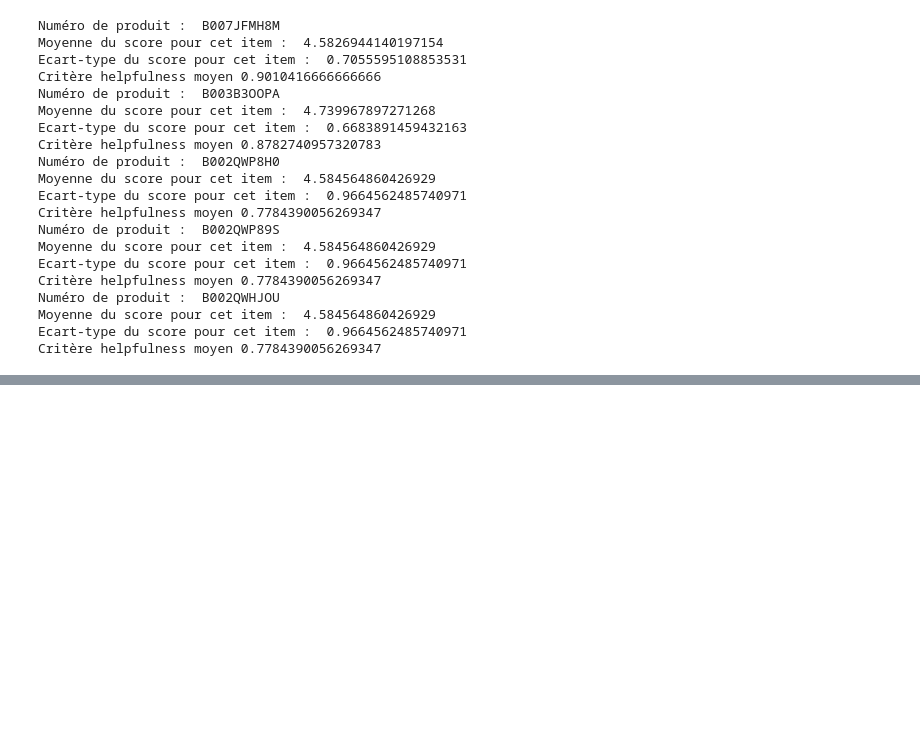
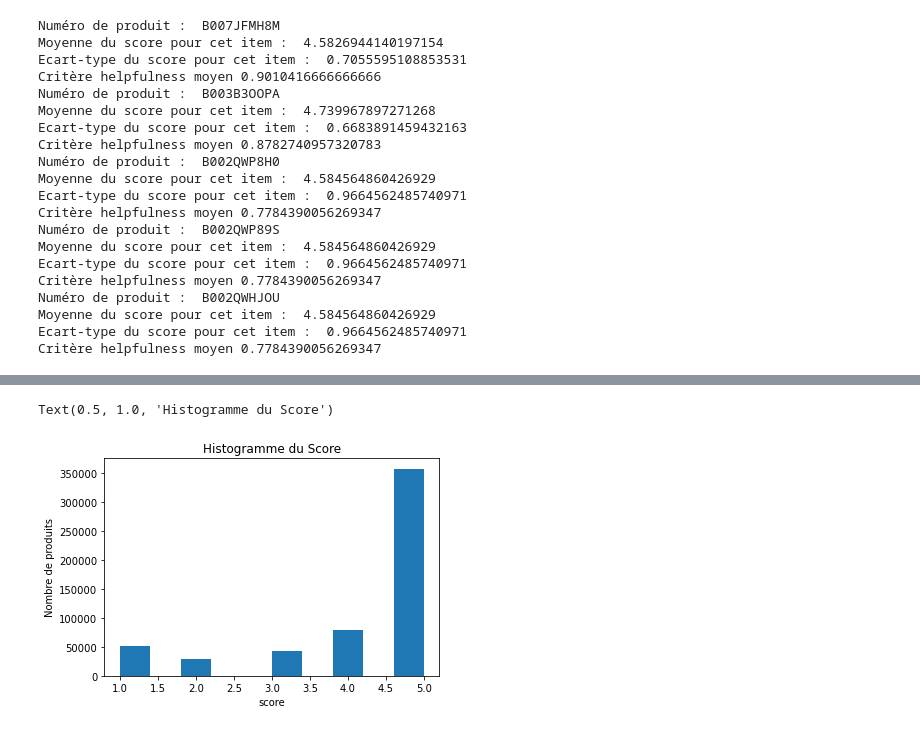
Before and after one commit to DwarfRam/SystemeIntelligentRecommendation, a Jupyter notebook: Statis_descriptives.ipynb, the cells around one changed output, grey strips where cells are left out. Cells and saved outputs as stored; diff of their text form; code cells hidden in the pictures; blank space fills up the shorter version.

Commit message:
Histogrammes

```diff
--- a/Statis_descriptives.ipynb
+++ b/Statis_descriptives.ipynb
@@ -88,0 +108,8 @@ pandas.core.series.Series
+# %%
+plt.hist(donnees["Score"])
+plt.xlabel('score')
+plt.ylabel('Nombre de produits')
+plt.title('Histogramme du Score')
+# %% [output]
+Text(0.5, 1.0, 'Histogramme du Score')
+[figure, added]
```
Also changed, not shown: parts of 15 cells of this notebook.
